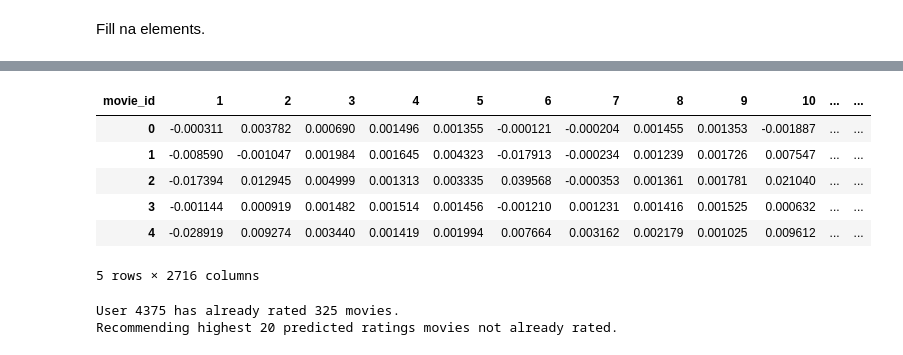
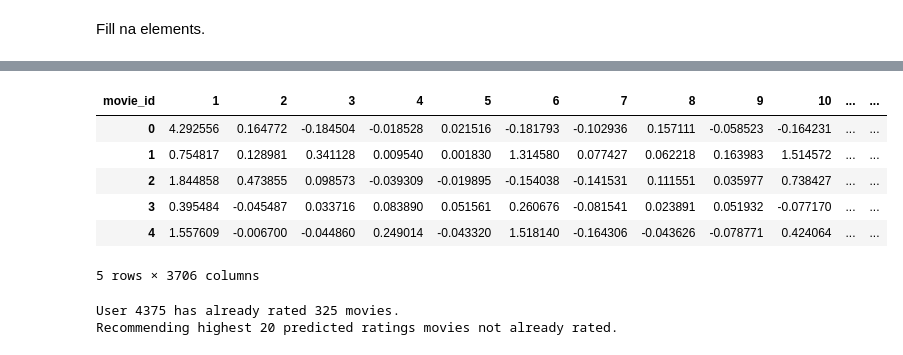
Before and after one commit to mohammadjavadsaeidi/IMDb-IR-System, a Jupyter notebook: Logic/core/recommender_system/Recommender_system.ipynb, the cells around one changed output, grey strips where cells are left out. Saved outputs shown, nothing was run; the diff lists cells and outputs as text; code cells hidden in the pictures.

```diff
--- a/Logic/core/recommender_system/Recommender_system.ipynb
+++ b/Logic/core/recommender_system/Recommender_system.ipynb
@@ -6,10 +4,10 @@ Mounted at /content/drive
 # %%
 import pandas as pd
 
-ratings = pd.read_csv('{PATH TO "ratings.csv"}', sep='\t', encoding='latin-1',
+ratings = pd.read_csv('/Users/snapp/PycharmProjects/IMDb-IR-System/Logic/core/recommender_system/data/ratings.csv', sep='\t', encoding='latin-1',
                       usecols=['user_id', 'movie_id', 'user_emb_id', 'movie_emb_id', 'rating'])
 
-movies = pd.read_csv('{PATH TO "movies.csv"}', sep='\t', encoding='latin-1',
+movies = pd.read_csv('/Users/snapp/PycharmProjects/IMDb-IR-System/Logic/core/recommender_system/data/movies.csv', sep='\t', encoding='latin-1',
                      usecols=['movie_id', 'title', 'genres'])
 # %%
 movies.head(5)
@@ -194,14 +252,23 @@ all_user_predicted_ratings = # TODO
-# %%
-preds = # TODO
-preds.head()
-# %% [output]
-| movie_id | 1 | 2 | 3 | 4 | 5 | 6 | 7 | 8 | 9 | 10 | ... | ... |
-| 0 | -0.000311 | 0.003782 | 0.000690 | 0.001496 | 0.001355 | -0.000121 | -0.000204 | 0.001455 | 0.001353 | -0.001887 | ... | ... |
-| 1 | -0.008590 | -0.001047 | 0.001984 | 0.001645 | 0.004323 | -0.017913 | -0.000234 | 0.001239 | 0.001726 | 0.007547 | ... | ... |
-| 2 | -0.017394 | 0.012945 | 0.004999 | 0.001313 | 0.003335 | 0.039568 | -0.000353 | 0.001361 | 0.001781 | 0.021040 | ... | ... |
-| 3 | -0.001144 | 0.000919 | 0.001482 | 0.001514 | 0.001456 | -0.001210 | 0.001231 | 0.001416 | 0.001525 | 0.000632 | ... | ... |
-| 4 | -0.028919 | 0.009274 | 0.003440 | 0.001419 | 0.001994 | 0.007664 | 0.003162 | 0.002179 | 0.001025 | 0.009612 | ... | ... |
-5 rows × 2716 columns
+# %%
+from scipy.sparse.linalg import svds
+
+Ratings = Ratings.values.astype(float)
+
+U, sigma, Vt = svds(Ratings, k=50)
+sigma = np.diag(sigma)
+# %%
+all_user_predicted_ratings = np.dot(np.dot(U, sigma), Vt)
+# %%
+preds = pd.DataFrame(all_user_predicted_ratings, columns=ratings.pivot(index='user_id', columns='movie_id', values='rating').columns)
+preds.head()
+# %% [output]
+| movie_id | 1 | 2 | 3 | 4 | 5 | 6 | 7 | 8 | 9 | 10 | ... | ... |
+| 0 | 4.292556 | 0.164772 | -0.184504 | -0.018528 | 0.021516 | -0.181793 | -0.102936 | 0.157111 | -0.058523 | -0.164231 | ... | ... |
+| 1 | 0.754817 | 0.128981 | 0.341128 | 0.009540 | 0.001830 | 1.314580 | 0.077427 | 0.062218 | 0.163983 | 1.514572 | ... | ... |
+| 2 | 1.844858 | 0.473855 | 0.098573 | -0.039309 | -0.019895 | -0.154038 | -0.141531 | 0.111551 | 0.035977 | 0.738427 | ... | ... |
+| 3 | 0.395484 | -0.045487 | 0.033716 | 0.083890 | 0.051561 | 0.260676 | -0.081541 | 0.023891 | 0.051932 | -0.077170 | ... | ... |
+| 4 | 1.557609 | -0.006700 | -0.044860 | 0.249014 | -0.043320 | 1.518140 | -0.164306 | -0.043626 | -0.078771 | 0.424064 | ... | ... |
+5 rows × 3706 columns
 # %%
 def recommend_movies(predictions, userID, movies, original_ratings, num_recommendations):
 
```
Also changed, not shown: parts of 30 cells of this notebook.
